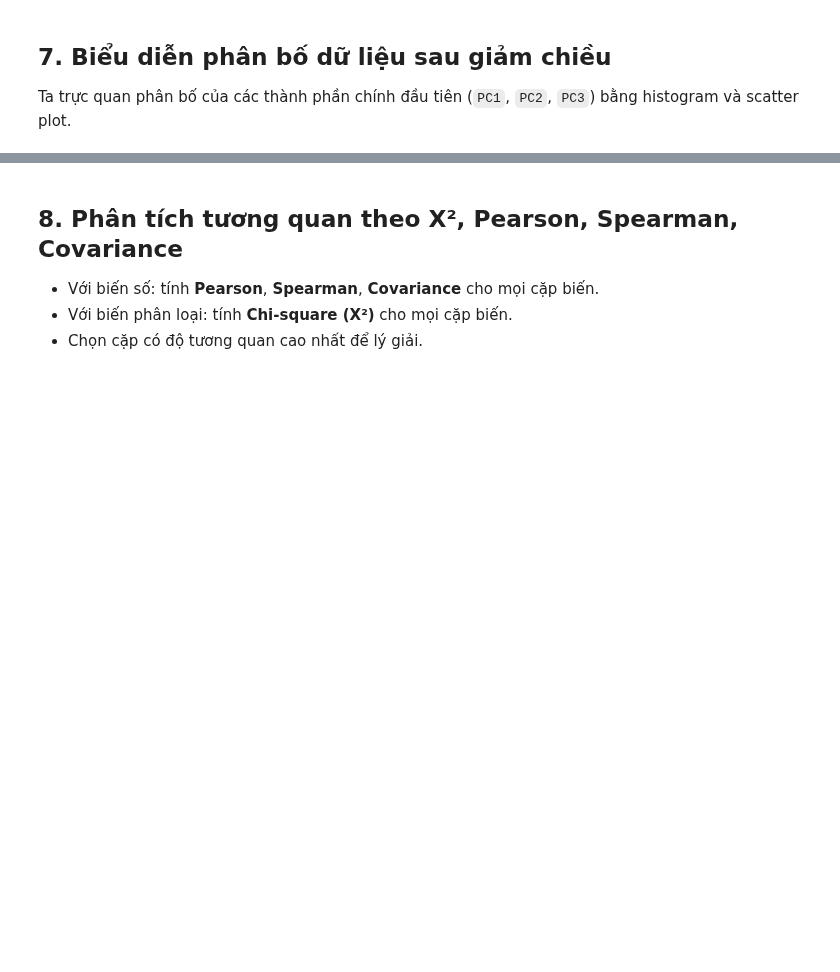
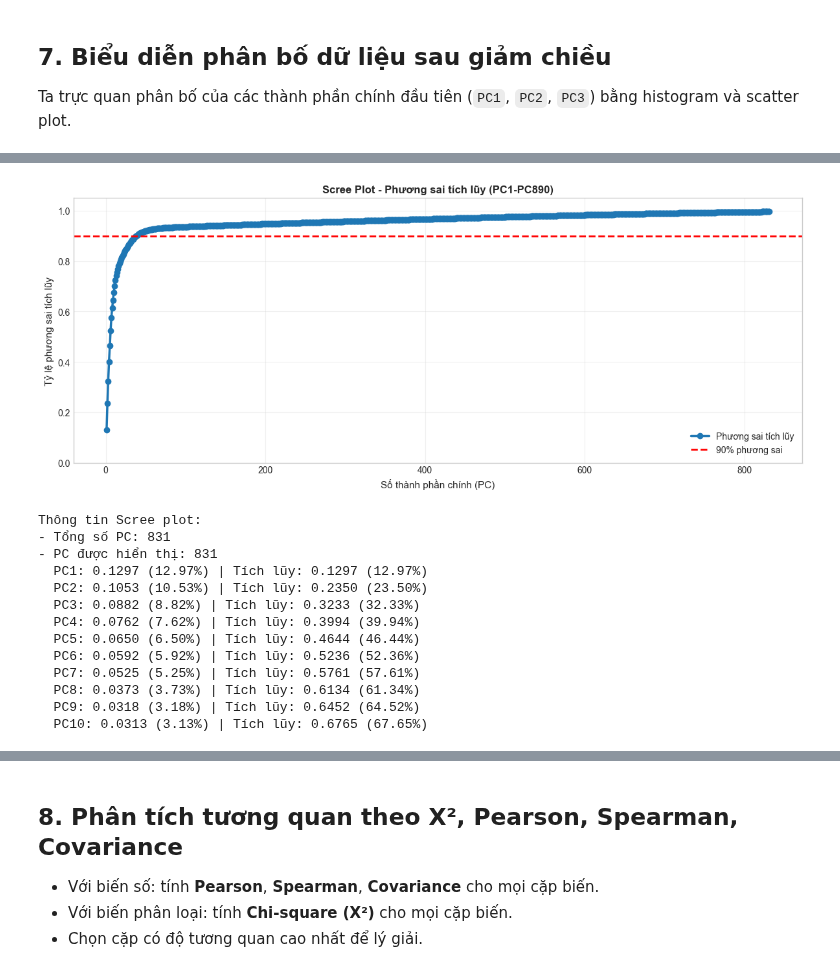
Before and after one commit to trongjhuongwr/Data_Mining_Labs, a Jupyter notebook: Lab2/lab2.ipynb, the cells around one changed output, grey strips where cells are left out. Cells and saved outputs as stored; diff of their text form; code cells hidden in the pictures; blank space fills up the shorter version.

```diff
--- a/Lab2/lab2.ipynb
+++ b/Lab2/lab2.ipynb
@@ -251,0 +267,39 @@ if {"PC1", "PC2"}.issubset(df_pca.columns):
+# %%
+# Scree plot
+cumsum_var = np.cumsum(pca.explained_variance_ratio_)
+individual_var = pca.explained_variance_ratio_
+n_display = min(890, len(cumsum_var))
+
+fig, ax = plt.subplots(figsize=(12, 5))
+ax.plot(range(1, n_display + 1), cumsum_var[:n_display], marker="o", linestyle="-",
+        color="#1f77b4", linewidth=2.5, markersize=6, label="Phương sai tích lũy")
+ax.axhline(y=0.90, color="r", linestyle="--", linewidth=2, label="90% phương sai")
+ax.set_xlabel("Số thành phần chính (PC)", fontsize=11)
+ax.set_ylabel("Tỷ lệ phương sai tích lũy", fontsize=11)
+ax.set_title("Scree Plot - Phương sai tích lũy (PC1-PC890)", fontsize=12, fontweight="bold")
+ax.grid(True, alpha=0.3)
+ax.set_ylim((0, 1.05))
+ax.legend(fontsize=10)
+plt.tight_layout()
+plt.show()
+
+print(f"\nThông tin Scree plot:")
+print(f"- Tổng số PC: {len(cumsum_var)}")
+print(f"- PC được hiển thị: {n_display}")
+for i in range(min(10, len(individual_var))):
+    print(f"  PC{i+1}: {individual_var[i]:.4f} ({individual_var[i]*100:.2f}%) | Tích lũy: {cumsum_var[i]:.4f} ({cumsum_var[i]*100:.2f}%)")
+# %% [output]
+[figure, added]
+Thông tin Scree plot:
+- Tổng số PC: 831
+- PC được hiển thị: 831
+  PC1: 0.1297 (12.97%) | Tích lũy: 0.1297 (12.97%)
+  PC2: 0.1053 (10.53%) | Tích lũy: 0.2350 (23.50%)
+  PC3: 0.0882 (8.82%) | Tích lũy: 0.3233 (32.33%)
+  PC4: 0.0762 (7.62%) | Tích lũy: 0.3994 (39.94%)
+  PC5: 0.0650 (6.50%) | Tích lũy: 0.4644 (46.44%)
+  PC6: 0.0592 (5.92%) | Tích lũy: 0.5236 (52.36%)
+  PC7: 0.0525 (5.25%) | Tích lũy: 0.5761 (57.61%)
+  PC8: 0.0373 (3.73%) | Tích lũy: 0.6134 (61.34%)
+  PC9: 0.0318 (3.18%) | Tích lũy: 0.6452 (64.52%)
+  PC10: 0.0313 (3.13%) | Tích lũy: 0.6765 (67.65%)
```
Also changed, not shown: parts of 7 cells of this notebook.
